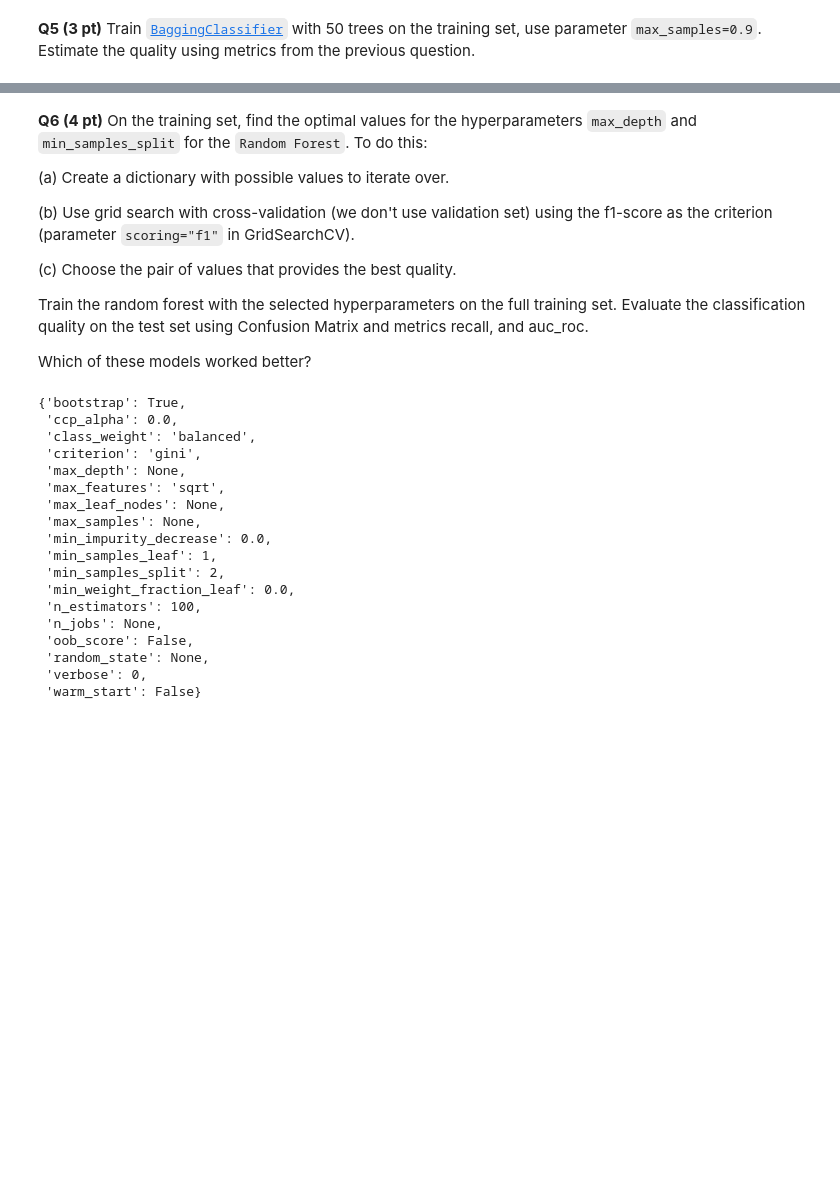
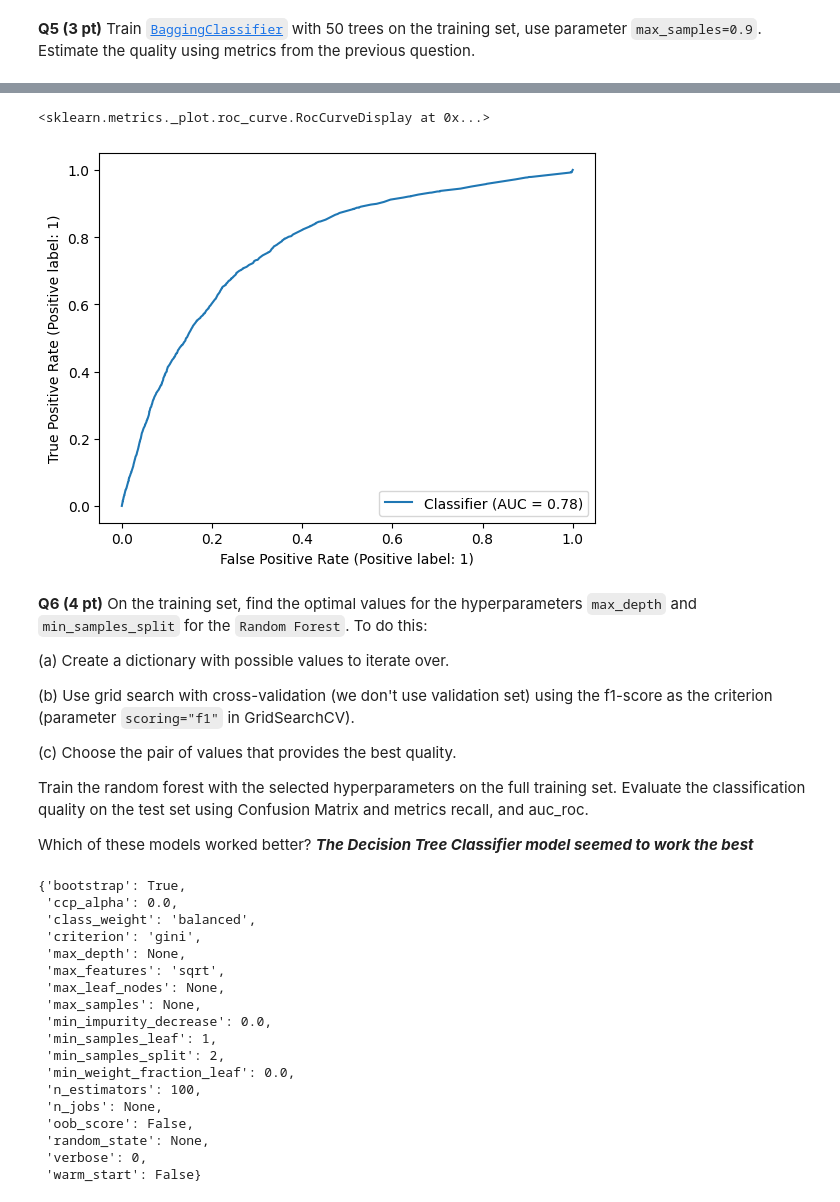
Before and after one commit to YKhalitov/College-Projects, a Jupyter notebook: RIT-Projects/Machine Learning - CSCI 335/HW7.ipynb, the cells around one changed output, grey strips where cells are left out. Saved outputs shown, nothing was run; the diff lists cells and outputs as text; code cells hidden in the pictures; blank space fills up the shorter version.

```diff
--- a/RIT-Projects/Machine Learning - CSCI 335/HW7.ipynb
+++ b/RIT-Projects/Machine Learning - CSCI 335/HW7.ipynb
@@ -155,3 +213,8 @@ from sklearn.model_selection import GridSearchCV
+# %%
+RocCurveDisplay.from_predictions(y_test, bc.predict_proba(X_test_transformed)[:,1])
+# %% [output]
+<sklearn.metrics._plot.roc_curve.RocCurveDisplay at 0x...>
+[figure, added]
 # %% [markdown]
 **Q6 (4 pt)** On the training set, find the optimal values for the hyperparameters `max_depth` and `min_samples_split` for the `Random Forest`. To do this:
 
@@ -164,6 +227,7 @@ from sklearn.model_selection import GridSearchCV
 Train the random forest with the selected hyperparameters on the full training set. Evaluate the classification quality on the test set using Confusion Matrix and metrics recall, and auc_roc.
 
 Which of these models worked better?
+***The Decision Tree Classifier model seemed to work the best***
 # %%
 clf_rf = RandomForestClassifier(class_weight='balanced')
 # %%
```
Also changed, not shown: parts of 21 cells of this notebook.
